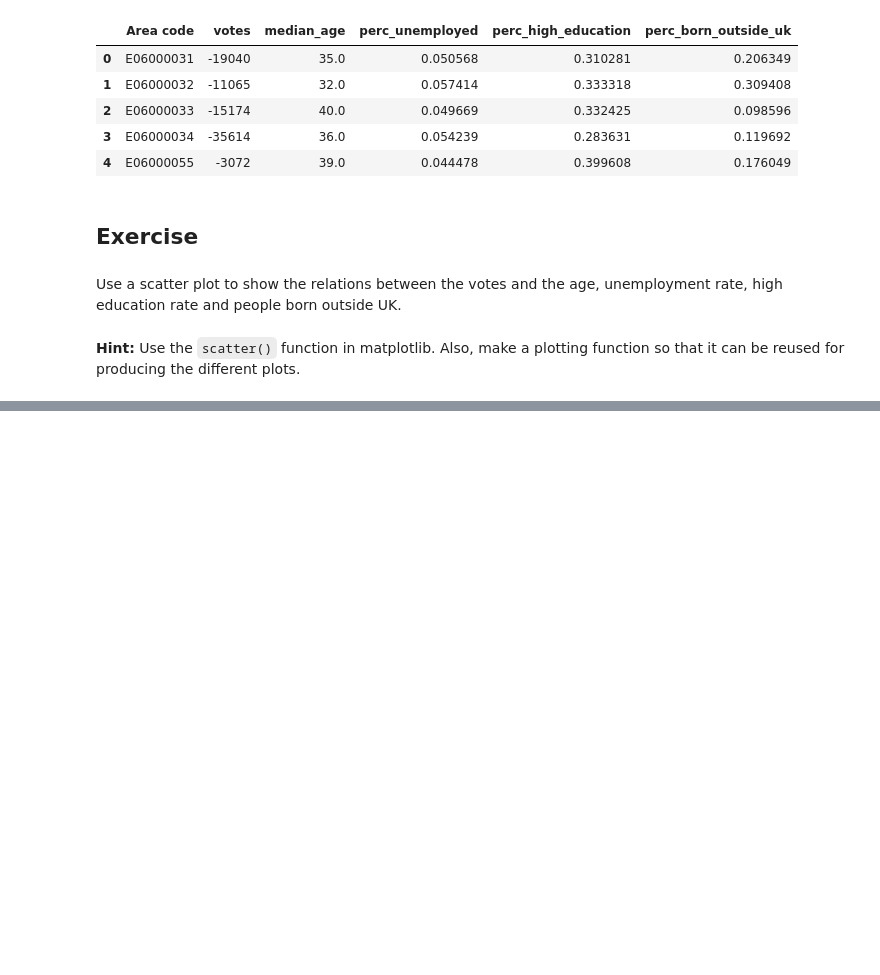
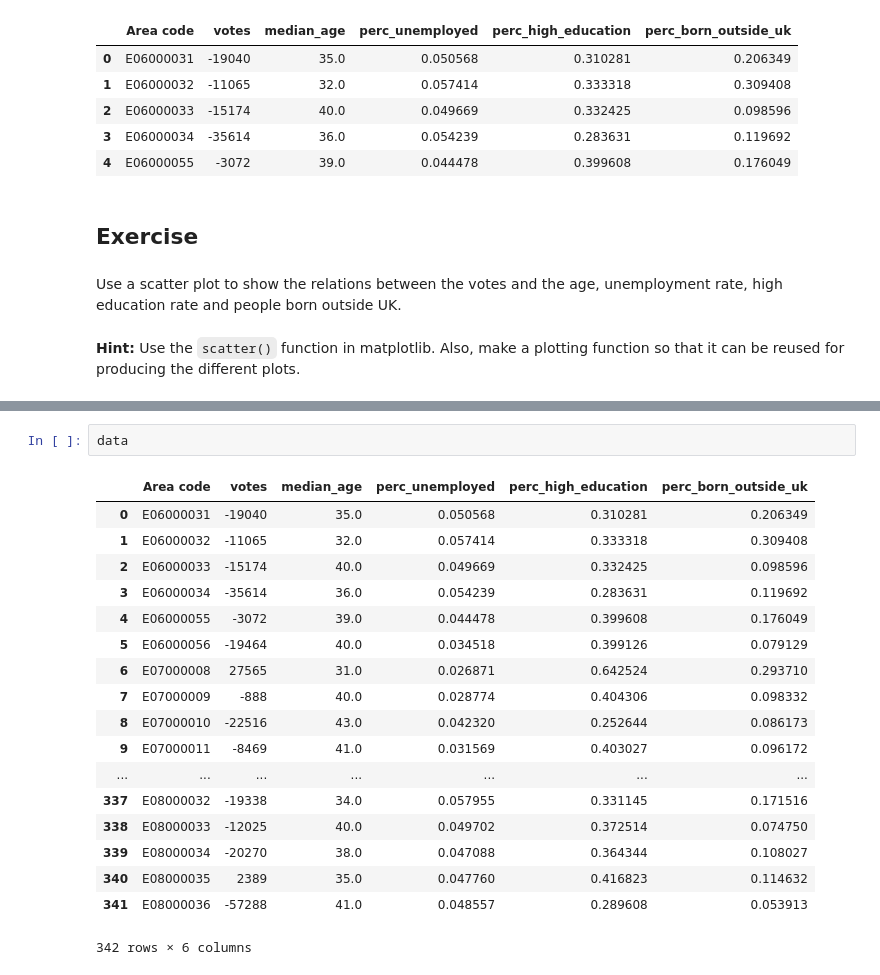
Before and after one commit to gonzaponte/TablesTutorial, a Jupyter notebook: pandas/Analyze_Brexit.ipynb, the cells around one changed output, grey strips where cells are left out. Cells and saved outputs as stored; diff of their text form; blank space fills up the shorter version.

```diff
--- a/pandas/Analyze_Brexit.ipynb
+++ b/pandas/Analyze_Brexit.ipynb
@@ -255,0 +272,21 @@ Use a scatter plot to show the relations between the votes and the age, unemploy
+# %%
+data
+# %% [output]
+|  | Area code | votes | median_age | perc_unemployed | perc_high_education | perc_born_outside_uk |
+| 0 | E06000031 | -19040 | 35.0 | 0.050568 | 0.310281 | 0.206349 |
+| 1 | E06000032 | -11065 | 32.0 | 0.057414 | 0.333318 | 0.309408 |
+| 2 | E06000033 | -15174 | 40.0 | 0.049669 | 0.332425 | 0.098596 |
+| 3 | E06000034 | -35614 | 36.0 | 0.054239 | 0.283631 | 0.119692 |
+| 4 | E06000055 | -3072 | 39.0 | 0.044478 | 0.399608 | 0.176049 |
+| 5 | E06000056 | -19464 | 40.0 | 0.034518 | 0.399126 | 0.079129 |
+| 6 | E07000008 | 27565 | 31.0 | 0.026871 | 0.642524 | 0.293710 |
+| 7 | E07000009 | -888 | 40.0 | 0.028774 | 0.404306 | 0.098332 |
+| 8 | E07000010 | -22516 | 43.0 | 0.042320 | 0.252644 | 0.086173 |
+| 9 | E07000011 | -8469 | 41.0 | 0.031569 | 0.403027 | 0.096172 |
+| ... | ... | ... | ... | ... | ... | ... |
+| 337 | E08000032 | -19338 | 34.0 | 0.057955 | 0.331145 | 0.171516 |
+| 338 | E08000033 | -12025 | 40.0 | 0.049702 | 0.372514 | 0.074750 |
+| 339 | E08000034 | -20270 | 38.0 | 0.047088 | 0.364344 | 0.108027 |
+| 340 | E08000035 | 2389 | 35.0 | 0.047760 | 0.416823 | 0.114632 |
+| 341 | E08000036 | -57288 | 41.0 | 0.048557 | 0.289608 | 0.053913 |
+342 rows × 6 columns
```
Also changed, not shown: parts of 2 cells of this notebook, 27 other files.
